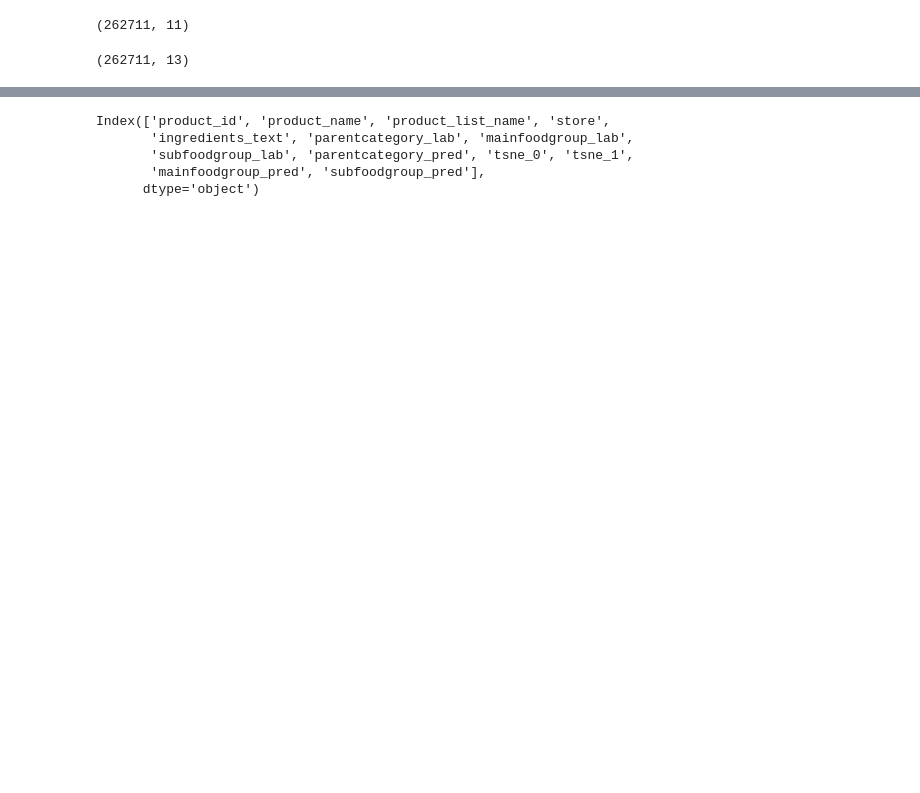
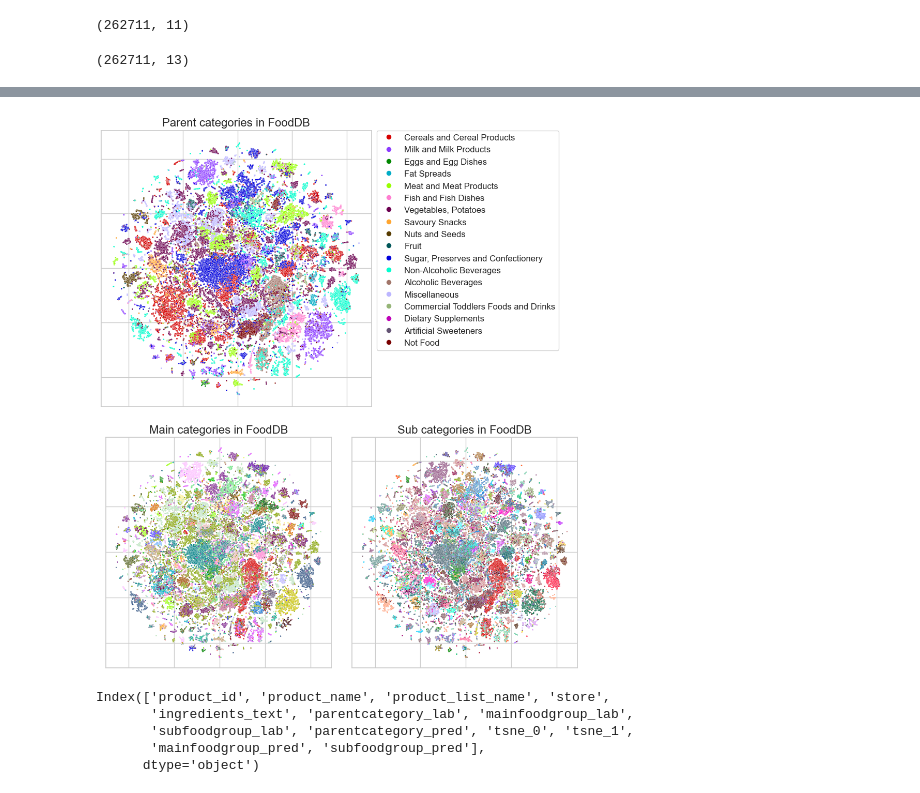
Before and after one commit to shrutijain90/food_product_impacts, a Jupyter notebook: product_impacts/product_cat/all_preds.ipynb, the cells around one changed output, grey strips where cells are left out. Saved outputs shown, nothing was run; the diff lists cells and outputs as text; code cells hidden in the pictures; blank space fills up the shorter version.

Commit message:
improved figures and some additional results

```diff
--- a/product_impacts/product_cat/all_preds.ipynb
+++ b/product_impacts/product_cat/all_preds.ipynb
@@ -173,3 +116,51 @@ plt.tight_layout()
+# %%
+PARENT_ORDER = ['Cereals and Cereal Products', 'Milk and Milk Products',
+                'Eggs and Egg Dishes', 'Fat Spreads', 'Meat and Meat Products',
+                'Fish and Fish Dishes', 'Vegetables, Potatoes',
+                'Savoury Snacks', 'Nuts and Seeds', 'Fruit',
+                'Sugar, Preserves and Confectionery',
+                'Non-Alcoholic Beverages', 'Alcoholic Beverages',
+                'Miscellaneous', 'Commercial Toddlers Foods and Drinks',
+                'Dietary Supplements', 'Artificial Sweeteners', 'Not Food']
+
+TITLE_FONT = 16
+LEGEND_FONT = 12
+
+sns.set_style('whitegrid')
+fig = plt.figure(figsize=(12, 13.5))
+gs = fig.add_gridspec(2, 2, height_ratios=[1.2, 1], hspace=0.12, wspace=0.05)
+ax_parent = fig.add_subplot(gs[0, :])
+ax_main = fig.add_subplot(gs[1, 0])
+ax_sub = fig.add_subplot(gs[1, 1])
+
+# top: parent categories, with legend
+sns.scatterplot(data=all_preds, x='tsne_0', y='tsne_1',
+                hue='parentcategory_pred', hue_order=PARENT_ORDER,
+                palette=sns.color_palette(cc.glasbey, n_colors=len(PARENT_ORDER)),
+                s=3, rasterized=True, ax=ax_parent)
+ax_parent.legend(loc='upper left', bbox_to_anchor=(1.02, 1), borderaxespad=0,
+                 fontsize=LEGEND_FONT, markerscale=4)
+
+# bottom: main and sub categories, no legends
+for ax, column in [(ax_main, 'mainfoodgroup_pred'), (ax_sub, 'subfoodgroup_pred')]:
+    sns.scatterplot(data=all_preds, x='tsne_0', y='tsne_1', hue=column,
+                    palette=sns.color_palette(cc.glasbey, n_colors=all_preds[column].nunique()),
+                    legend=False, s=2, rasterized=True, ax=ax)
+
+for ax, title in [(ax_parent, 'Parent categories in FoodDB'),
+                  (ax_main, 'Main categories in FoodDB'),
+                  (ax_sub, 'Sub categories in FoodDB')]:
+    ax.set_title(title, fontsize=TITLE_FONT)
+    ax.set(xlabel=None, ylabel=None)
+    ax.set_aspect('equal')
+    ax.tick_params(labelbottom=False, labelleft=False)
+
+ax_parent.set_anchor('W')     # top map aligned with the left edge, legend to its right
+
+plt.savefig('../../Product impacts paper/figures/tsne.jpg', bbox_inches='tight', dpi=300)
+plt.show()
+# %% [output]
+[figure, added]
 # %%
 all_preds.columns
 # %% [output]
```
Also changed, not shown: parts of 7 cells of this notebook, 1 other file.
